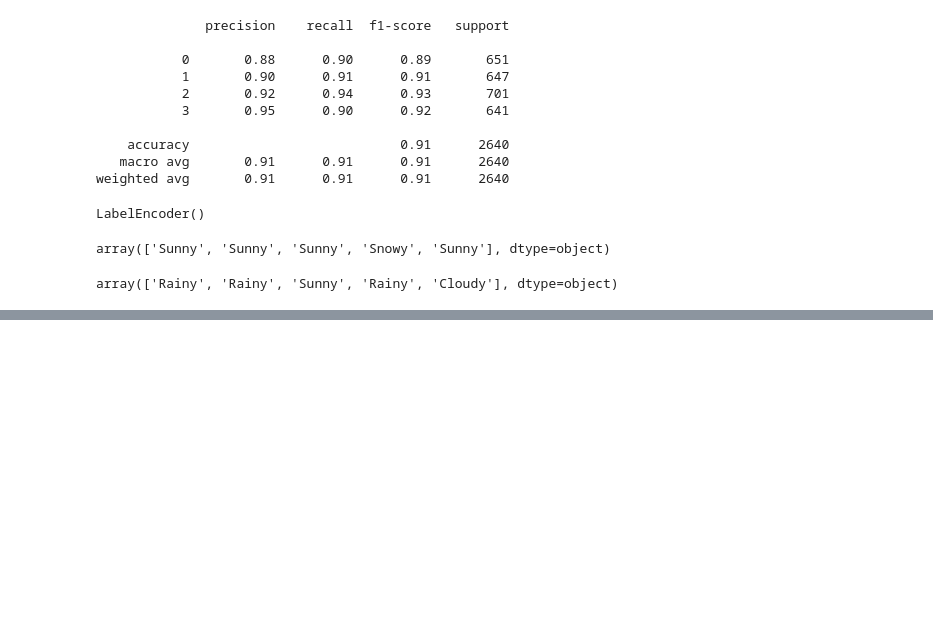
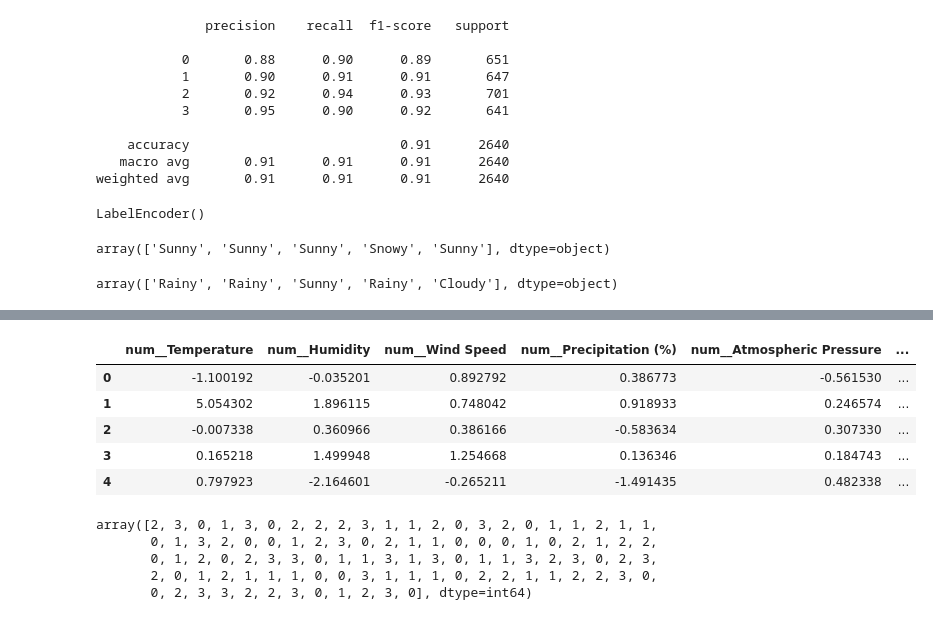
Before and after one commit to Aishwarya2311/Machine_Learning, a Jupyter notebook: XGBOOST/xgboost.ipynb, the cells around one changed output, grey strips where cells are left out. Drawn from its saved outputs; the diff is of its cells as text; code cells hidden in the pictures; blank space fills up the shorter version.

```diff
--- a/XGBOOST/xgboost.ipynb
+++ b/XGBOOST/xgboost.ipynb
@@ -345,0 +382,19 @@ array(['Rainy', 'Rainy', 'Sunny', 'Rainy', 'Cloudy'], dtype=object)
+# %%
+xnew_pre = pre.transform(xnew)
+xnew_pre.head()
+# %% [output]
+|  | num__Temperature | num__Humidity | num__Wind Speed | num__Precipitation (%) | num__Atmospheric Pressure | ... |
+| 0 | -1.100192 | -0.035201 | 0.892792 | 0.386773 | -0.561530 | ... |
+| 1 | 5.054302 | 1.896115 | 0.748042 | 0.918933 | 0.246574 | ... |
+| 2 | -0.007338 | 0.360966 | 0.386166 | -0.583634 | 0.307330 | ... |
+| 3 | 0.165218 | 1.499948 | 1.254668 | 0.136346 | 0.184743 | ... |
+| 4 | 0.797923 | -2.164601 | -0.265211 | -1.491435 | 0.482338 | ... |
+# %%
+preds = model.predict(xnew_pre)
+preds
+# %% [output]
+array([2, 3, 0, 1, 3, 0, 2, 2, 2, 3, 1, 1, 2, 0, 3, 2, 0, 1, 1, 2, 1, 1,
+       0, 1, 3, 2, 0, 0, 1, 2, 3, 0, 2, 1, 1, 0, 0, 0, 1, 0, 2, 1, 2, 2,
+       0, 1, 2, 0, 2, 3, 3, 0, 1, 1, 3, 1, 3, 0, 1, 1, 3, 2, 3, 0, 2, 3,
+       2, 0, 1, 2, 1, 1, 1, 0, 0, 3, 1, 1, 1, 0, 2, 2, 1, 1, 2, 2, 3, 0,
+       0, 2, 3, 3, 2, 2, 3, 0, 1, 2, 3, 0], dtype=int64)
```
Also changed, not shown: parts of 18 cells of this notebook, 1 other file.
